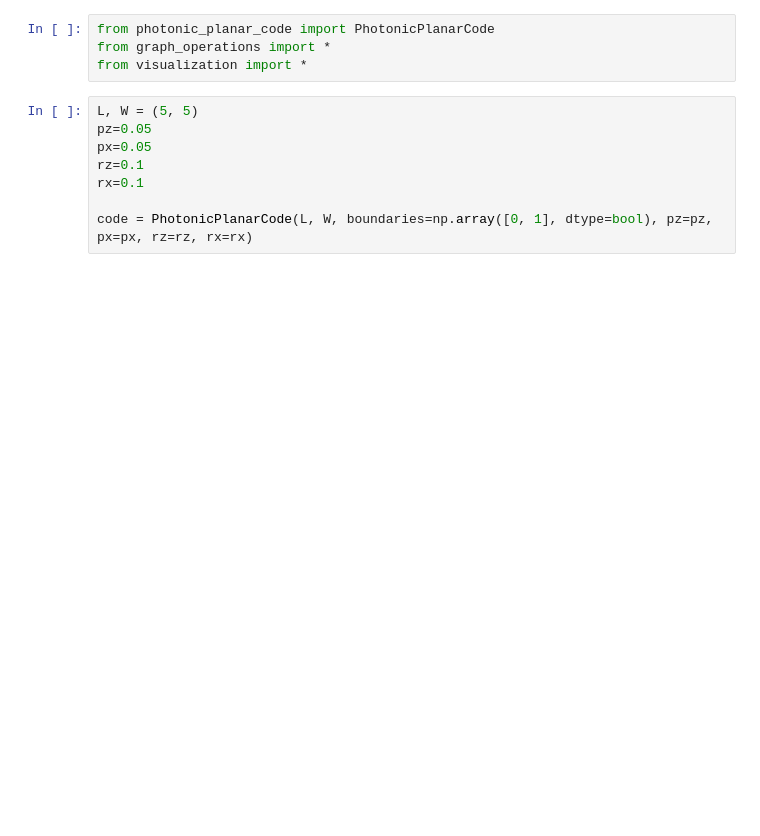
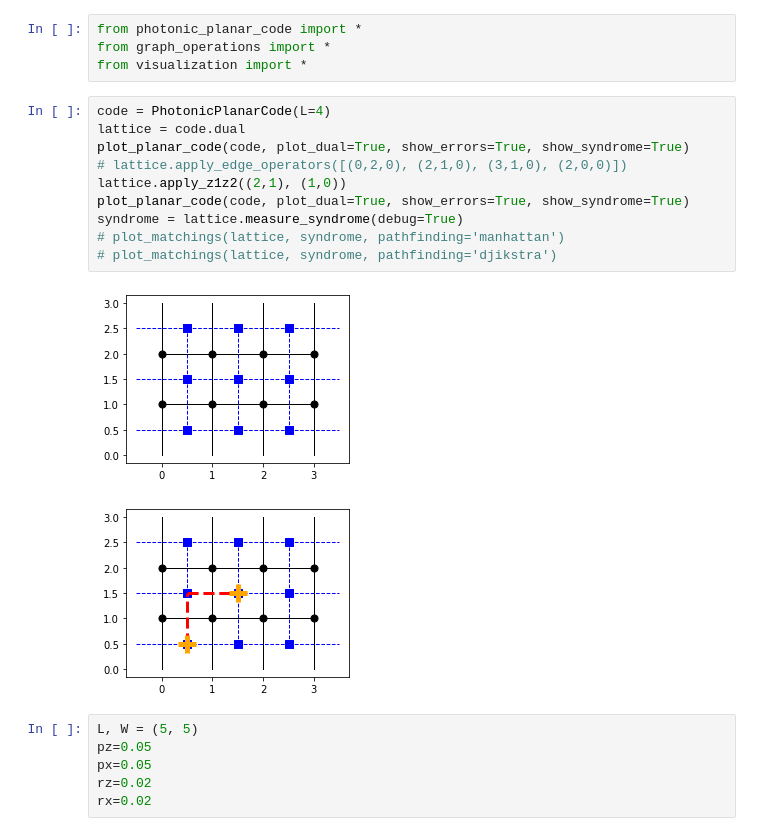
Before and after one commit to JulianZDing/PlanarCode, a Jupyter notebook: Photonic Planar Code Testing.ipynb, the cells around one changed output. Saved outputs shown, nothing was run; the diff lists cells and outputs as text; blank space fills up the shorter version.

```diff
--- a/Photonic Planar Code Testing.ipynb
+++ b/Photonic Planar Code Testing.ipynb
@@ -1,13 +1,24 @@
 # %%
-from photonic_planar_code import PhotonicPlanarCode
+from photonic_planar_code import *
 from graph_operations import *
 from visualization import *
+# %%
+code = PhotonicPlanarCode(L=4)
+lattice = code.dual
+plot_planar_code(code, plot_dual=True, show_errors=True, show_syndrome=True)
+# lattice.apply_edge_operators([(0,2,0), (2,1,0), (3,1,0), (2,0,0)])
+lattice.apply_z1z2((2,1), (1,0))
+plot_planar_code(code, plot_dual=True, show_errors=True, show_syndrome=True)
+syndrome = lattice.measure_syndrome(debug=True)
+# plot_matchings(lattice, syndrome, pathfinding='manhattan')
+# plot_matchings(lattice, syndrome, pathfinding='djikstra')
+# %% [output]
+[figure, added]
+[figure, added]
 # %%
 L, W = (5, 5)
 pz=0.05
 px=0.05
-rz=0.1
-rx=0.1
-
-code = PhotonicPlanarCode(L, W, boundaries=np.array([0, 1], dtype=bool), pz=pz, px=px, rz=rz, rx=rx)
+rz=0.02
+rx=0.02
 # %%
```
Also changed, not shown: parts of 10 cells of this notebook, 9 other files.
